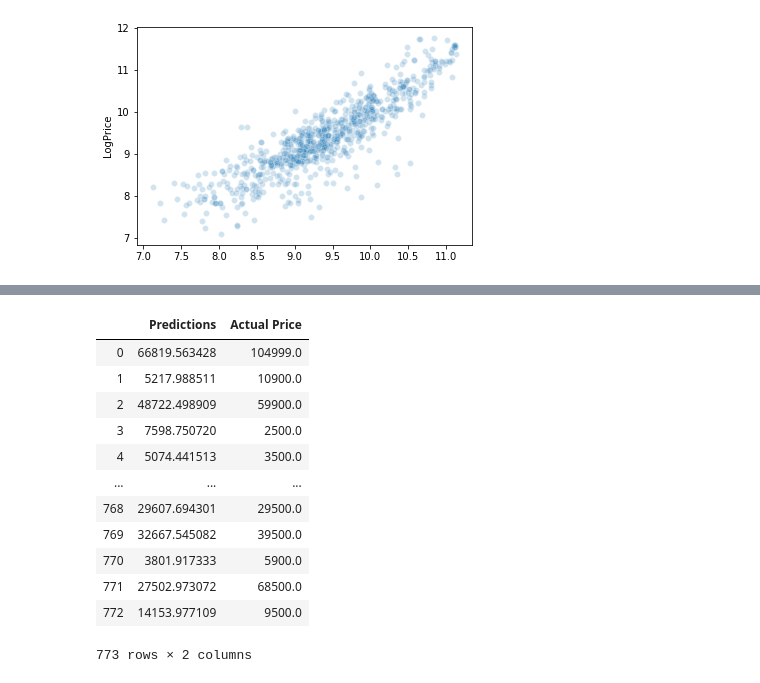
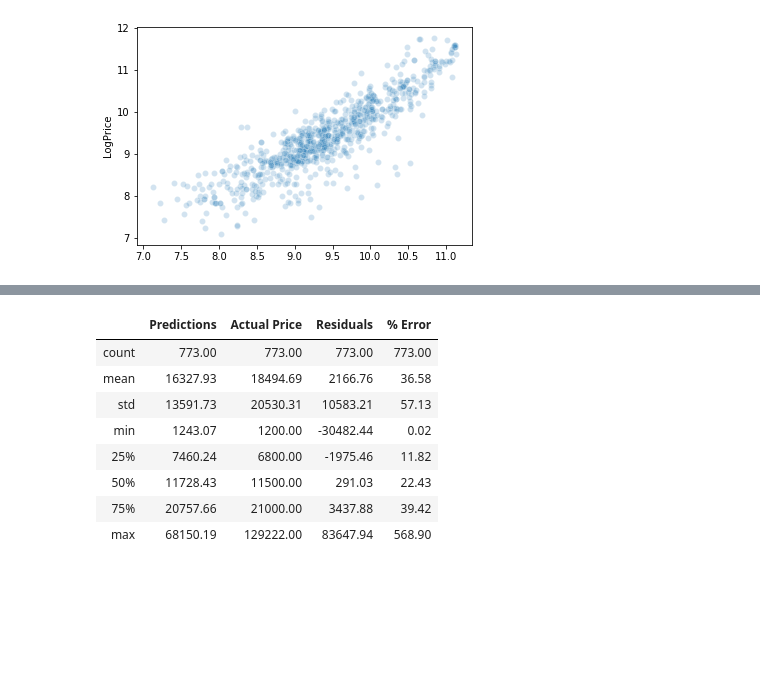
Before and after one commit to mishaun/365DataScience, a Jupyter notebook: Advanced Statistical Methods/Exercises/Linear Regression/Practical Example/Practical Example - My Copy.ipynb, the cells around one changed output, grey strips where cells are left out. Saved outputs shown, nothing was run; the diff lists cells and outputs as text; code cells hidden in the pictures; blank space fills up the shorter version.

```diff
--- a/Advanced Statistical Methods/Exercises/Linear Regression/Practical Example/Practical Example - My Copy.ipynb
+++ b/Advanced Statistical Methods/Exercises/Linear Regression/Practical Example/Practical Example - My Copy.ipynb
@@ -453,3 +453,8 @@ df_test = pd.DataFrame(np.exp(yPredict), columns = ["Predictions"])
 # %%
 #have to reset the index after we dropped values to sync up with predicted values ()
 df_test["Actual Price"] = np.exp(yTest.reset_index(drop = True))
+df_test["Residuals"] = df_test["Actual Price"] - df_test["Predictions"]
+df_test["% Error"] = abs(df_test["Residuals"]/df_test["Actual Price"])*100
+# %%
+pd.set_option('display.float_format', lambda x: '%.2f' % x)
+df_test
@@ -456,16 +475,12 @@ df_test["Actual Price"] = np.exp(yTest.reset_index(drop = True))
 # %%
-df_test
+df_test.describe()
 # %% [output]
-|  | Predictions | Actual Price |
-| 0 | 66819.563428 | 104999.0 |
-| 1 | 5217.988511 | 10900.0 |
-| 2 | 48722.498909 | 59900.0 |
-| 3 | 7598.750720 | 2500.0 |
-| 4 | 5074.441513 | 3500.0 |
-| ... | ... | ... |
-| 768 | 29607.694301 | 29500.0 |
-| 769 | 32667.545082 | 39500.0 |
-| 770 | 3801.917333 | 5900.0 |
-| 771 | 27502.973072 | 68500.0 |
-| 772 | 14153.977109 | 9500.0 |
+|  | Predictions | Actual Price | Residuals | % Error |
+| count | 773.00 | 773.00 | 773.00 | 773.00 |
+| mean | 16327.93 | 18494.69 | 2166.76 | 36.58 |
+| std | 13591.73 | 20530.31 | 10583.21 | 57.13 |
+| min | 1243.07 | 1200.00 | -30482.44 | 0.02 |
+| 25% | 7460.24 | 6800.00 | -1975.46 | 11.82 |
+| 50% | 11728.43 | 11500.00 | 291.03 | 22.43 |
+| 75% | 20757.66 | 21000.00 | 3437.88 | 39.42 |
+| max | 68150.19 | 129222.00 | 83647.94 | 568.90 |
-773 rows × 2 columns
```
Also changed, not shown: parts of 1 cell of this notebook, 3 other files.
